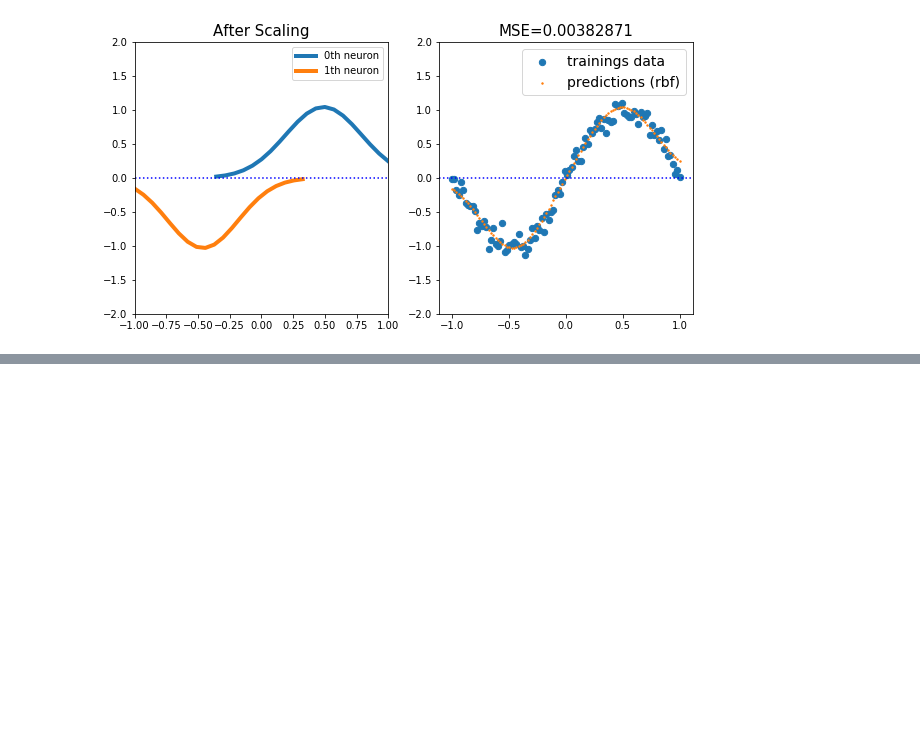
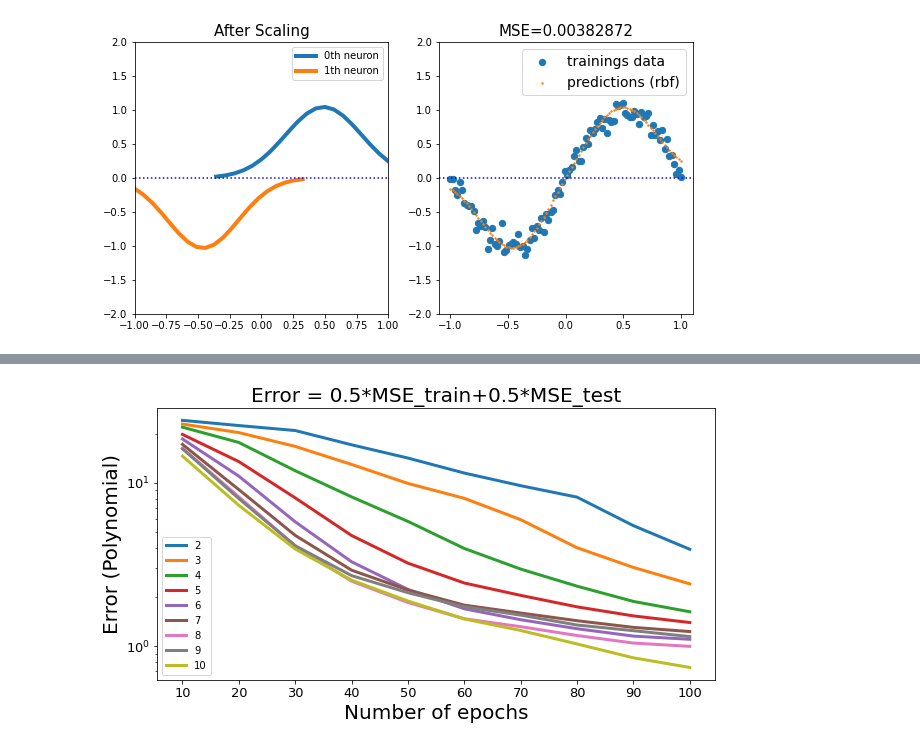
Before and after one commit to User-zwj/Thesis_Wenjuan_Code, a Jupyter notebook: Chapter6.ipynb, the cells around one changed output, grey strips where cells are left out. Saved outputs shown, nothing was run; the diff lists cells and outputs as text; code cells hidden in the pictures; blank space fills up the shorter version.

```diff
--- a/Chapter6.ipynb
+++ b/Chapter6.ipynb
@@ -504,0 +568,23 @@ plt.legend(prop={'size': 14});
+# %%
+epo_ls = 10*np.arange(1,11)
+hid_ls = np.arange(2,11) #1 is not good
+score_all = np.zeros((len(hid_ls),len(epo_ls)))
+ratio = [0.5, 0.5]
+
+for i in range(len(hid_ls)):
+    filename = 'Data/poly_1%s1_split_MSE.mat'%(hid_ls[i])
+    partial_data = sio.loadmat(filename)
+    score_all[i] = ratio[0]*partial_data['train'] + ratio[1]*partial_data['test']    #formula to compute score
+
+fig = plt.figure(figsize=(10,5))
+for i in range(len(hid_ls)):
+    plt.semilogy(epo_ls, score_all[i,:], linewidth=3, label='%d'%(hid_ls[i]))
+plt.xticks(epo_ls,fontsize=13, rotation=0)
+plt.yticks(fontsize=13, rotation=0)
+plt.xlabel('Number of epochs',fontsize=20)
+plt.ylabel('Error (Polynomial)',fontsize=20)
+plt.title('Error = %.1f*MSE_train+%.1f*MSE_test'%(ratio[0],ratio[1]),fontsize=20)
+plt.legend();
+# fig.savefig("images/NN_poly1.png");
+# %% [output]
+[figure, added]
```
Also changed, not shown: parts of 35 cells of this notebook.
